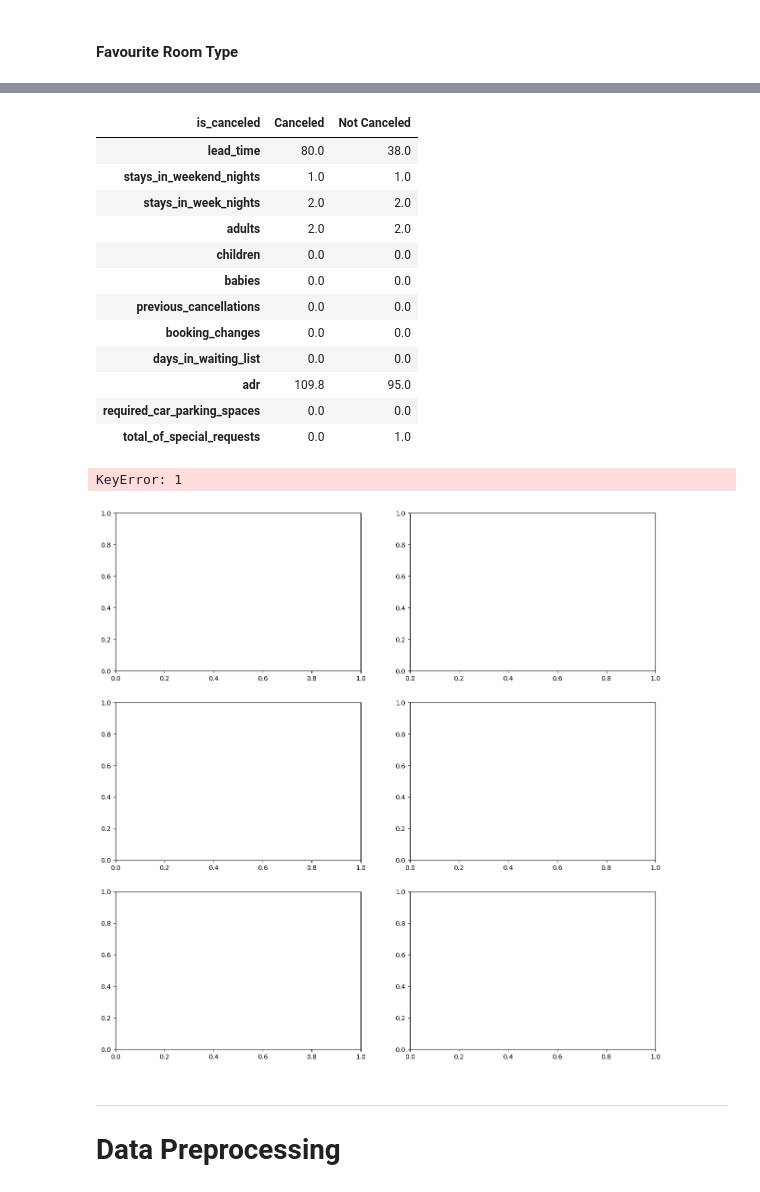
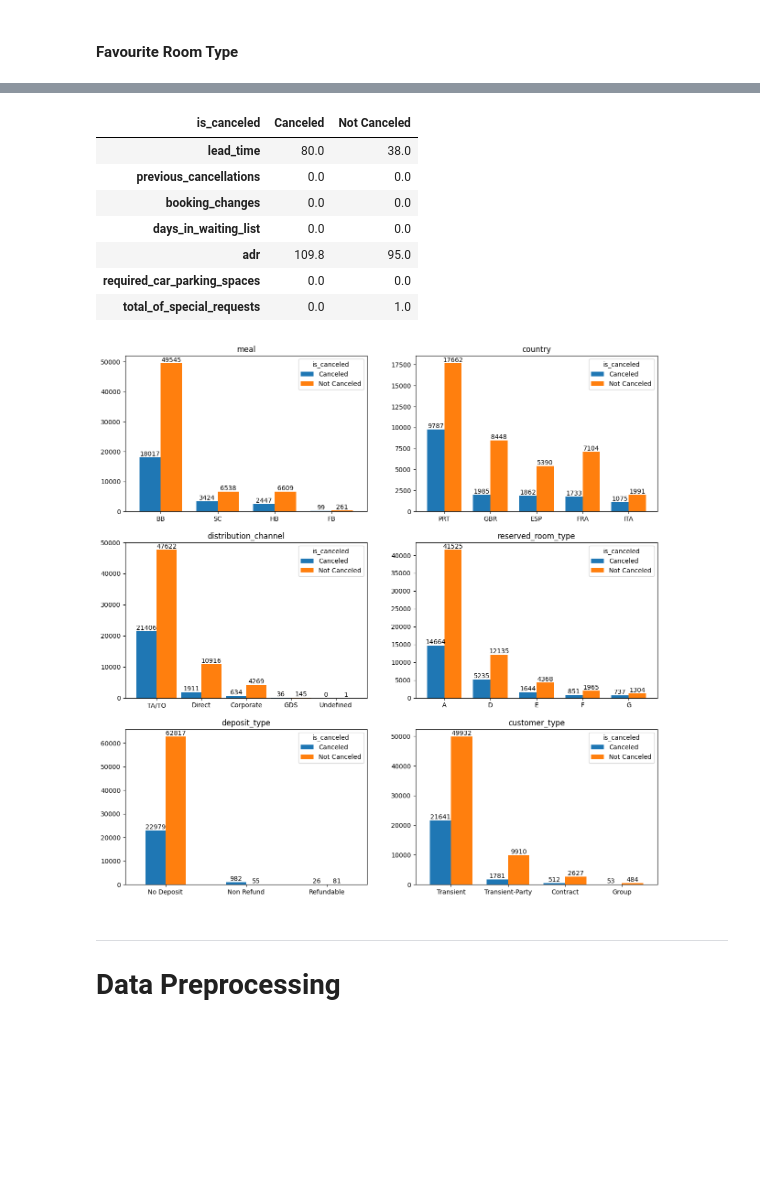
Before and after one commit to garudapaksi-yusuf/Hotel_Booking_Demand, a Jupyter notebook: Hotel_Bookings.ipynb, the cells around one changed output, grey strips where cells are left out. Drawn from its saved outputs; the diff is of its cells as text; code cells hidden in the pictures; blank space fills up the shorter version.

```diff
--- a/Hotel_Bookings.ipynb
+++ b/Hotel_Bookings.ipynb
@@ -510,4 +477,0 @@ Name: revenue, Length: 86940, dtype: float64
-# %%
-#To create a column for total guest coming for each booking
-df['total_guest'] = df['adults'] + df['children'] + df['babies']
-df.head()
@@ -522,5 +477,0 @@ df.head()
-# %%
-#For understanding, in colum 'is_canceled': replace the value from (0,1) to not_canceled, is canceled.
-
-df['is_canceled'] = df['is_canceled'].replace([0,1], ['Not Canceled', 'Canceled'])
-df['is_canceled']
@@ -540,4 +477,0 @@ Name: is_canceled, Length: 86940, dtype: object
-# %%
-#Same in 'is_repeated_guest' column
-df['is_repeated_guest'] = df['is_repeated_guest'].replace([0,1], ['Not Repeated', 'Repeated'])
-df['is_repeated_guest']
@@ -556,0 +480,18 @@ Name: is_repeated_guest, Length: 86940, dtype: object
+# %%
+# Merging 'stays_in_week_nights' and 'stays_in_weekend_nights'
+df.insert(loc=df.columns.get_loc(key='stays_in_week_nights') + 1,
+          column='total_stays_in_nights',
+          value=df.stays_in_week_nights + df.stays_in_weekend_nights)
+
+# Merging 'adults', 'children', and 'babies'
+df.insert(loc=df.columns.get_loc(key='babies') + 1,
+          column='total_guests',
+          value=df.adults + df.children + df.babies)
+
+# Combining 'total_stays_in_nights' and 'adr'
+df.insert(loc=df.columns.get_loc(key='adr') + 1,
+          column='revenue',
+          value=df.total_stays_in_nights * df.adr)
+
+with pd.option_context('display.max_column', None):
+    display(df.head())
@@ -1031,10 +975,5 @@ No artists with labels found to put in legend.  Note that artists whose label st
 # %%
 df.groupby(by='is_canceled').agg(func={'lead_time': 'median',
-                                       'stays_in_weekend_nights': 'median',
-                                       'stays_in_week_nights': 'median',
-                                       'adults': 'median',
-                                       'children': 'median',
-                                       'babies': 'median',
                                        'previous_cancellations': 'median',
                                        'booking_changes': 'median',
                                        'days_in_waiting_list': 'median',
@@ -1045,11 +984,6 @@ df.groupby(by='is_canceled').agg(func={'lead_time': 'median',
 # %% [output]
 | is_canceled | Canceled | Not Canceled |
 | lead_time | 80.0 | 38.0 |
-| stays_in_weekend_nights | 1.0 | 1.0 |
-| stays_in_week_nights | 2.0 | 2.0 |
-| adults | 2.0 | 2.0 |
-| children | 0.0 | 0.0 |
-| babies | 0.0 | 0.0 |
 | previous_cancellations | 0.0 | 0.0 |
 | booking_changes | 0.0 | 0.0 |
 | days_in_waiting_list | 0.0 | 0.0 |
@@ -1059,40 +993,39 @@ df.groupby(by='is_canceled').agg(func={'lead_time': 'median',
 # %%
 fig, axs = plt.subplots(nrows=3, ncols=2, figsize=(15, 15))
 
-ax = pd.crosstab(index=df.is_canceled, columns=df.meal).T.sort_values(by=1, ascending=False).plot(kind='bar', ax=axs[0, 0], rot=0, width=0.75)
+ax = pd.crosstab(index=df.is_canceled, columns=df.meal).T.sort_values(by='Canceled', ascending=False).plot(kind='bar', ax=axs[0, 0], rot=0, width=0.75)
 ax.set(xlabel=None, title='meal')
 ax.bar_label(container=ax.containers[0])
 ax.bar_label(container=ax.containers[1])
 
-ax = pd.crosstab(index=df.is_canceled, columns=df.country).T.sort_values(by=1, ascending=False).iloc[:5].plot(kind='bar', ax=axs[0, 1], rot=0, width=0.75)
+ax = pd.crosstab(index=df.is_canceled, columns=df.country).T.sort_values(by='Canceled', ascending=False).iloc[:5].plot(kind='bar', ax=axs[0, 1], rot=0, width=0.75)
 ax.set(xlabel=None, title='country')
 ax.bar_label(container=ax.containers[0])
 ax.bar_label(container=ax.containers[1])
 
-ax = pd.crosstab(index=df.is_canceled, columns=df.distribution_channel).T.sort_values(by=1, ascending=False).plot(kind='bar', ax=axs[1, 0], rot=0, width=0.9)
+ax = pd.crosstab(index=df.is_canceled, columns=df.distribution_channel).T.sort_values(by='Canceled', ascending=False).plot(kind='bar', ax=axs[1, 0], rot=0, width=0.9)
 ax.set(xlabel=None, title='distribution_channel')
 ax.bar_label(container=ax.containers[0])
 ax.bar_label(container=ax.containers[1])
 
-ax = pd.crosstab(index=df.is_canceled, columns=df.reserved_room_type).T.sort_values(by=1, ascending=False).iloc[:5].plot(kind='bar', ax=axs[1, 1], rot=0, width=0.75)
+ax = pd.crosstab(index=df.is_canceled, columns=df.reserved_room_type).T.sort_values(by='Canceled', ascending=False).iloc[:5].plot(kind='bar', ax=axs[1, 1], rot=0, width=0.75)
 ax.set(xlabel=None, title='reserved_room_type')
 ax.bar_label(container=ax.containers[0])
 ax.bar_label(container=ax.containers[1])
 
-ax = pd.crosstab(index=df.is_canceled, columns=df.deposit_type).T.sort_values(by=1, ascending=False).plot(kind='bar', ax=axs[2, 0], rot=0)
+ax = pd.crosstab(index=df.is_canceled, columns=df.deposit_type).T.sort_values(by='Canceled', ascending=False).plot(kind='bar', ax=axs[2, 0], rot=0)
 ax.set(xlabel=None, title='deposit_type')
 ax.bar_label(container=ax.containers[0])
 ax.bar_label(container=ax.containers[1])
 
-ax = pd.crosstab(index=df.is_canceled, columns=df.customer_type).T.sort_values(by=1, ascending=False).plot(kind='bar', ax=axs[2, 1], rot=0, width=0.75)
+ax = pd.crosstab(index=df.is_canceled, columns=df.customer_type).T.sort_values(by='Canceled', ascending=False).plot(kind='bar', ax=axs[2, 1], rot=0, width=0.75)
 ax.set(xlabel=None, title='customer_type')
 ax.bar_label(container=ax.containers[0])
 ax.bar_label(container=ax.containers[1])
 
 plt.show()
 # %% [output]
-KeyError: 1
-[figure, old version]
+[figure, new version]
 # %% [markdown]
 ---
 
```
Also changed, not shown: parts of 68 cells of this notebook, 1 other file.
